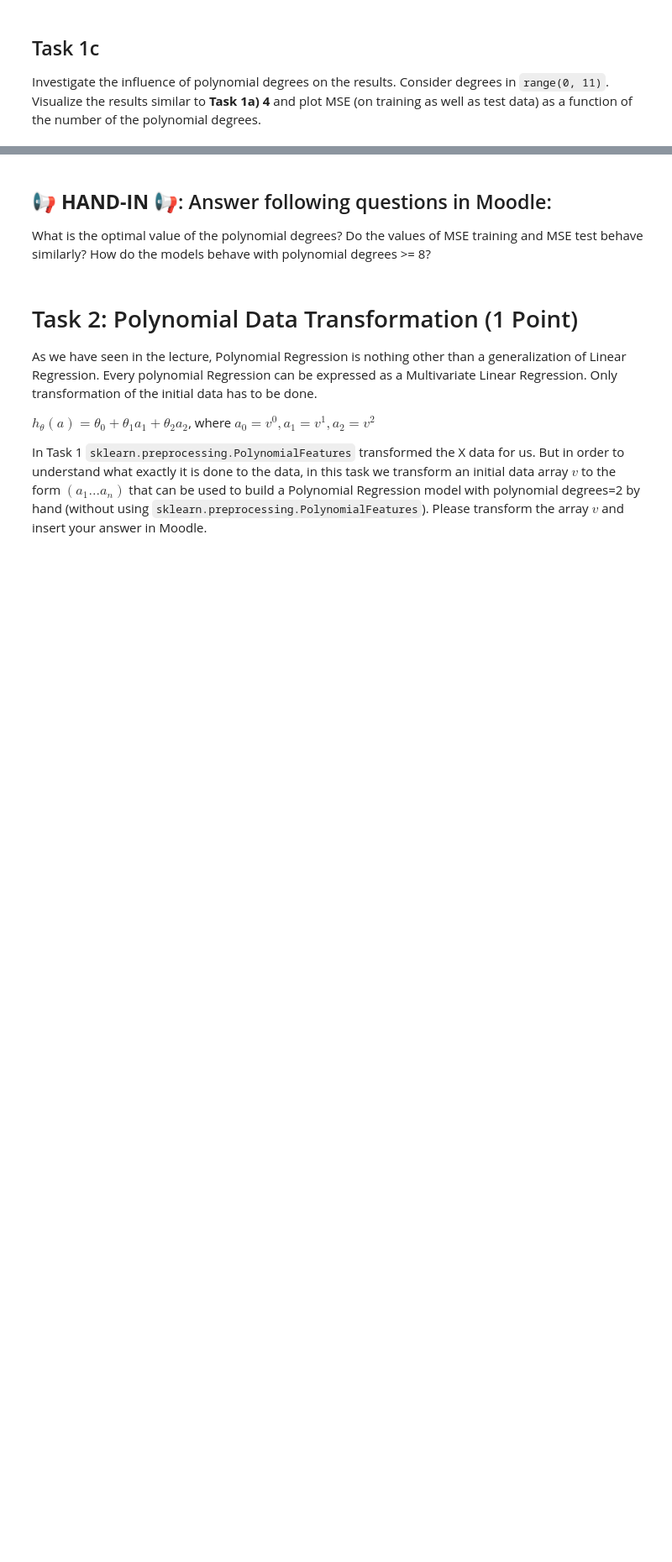
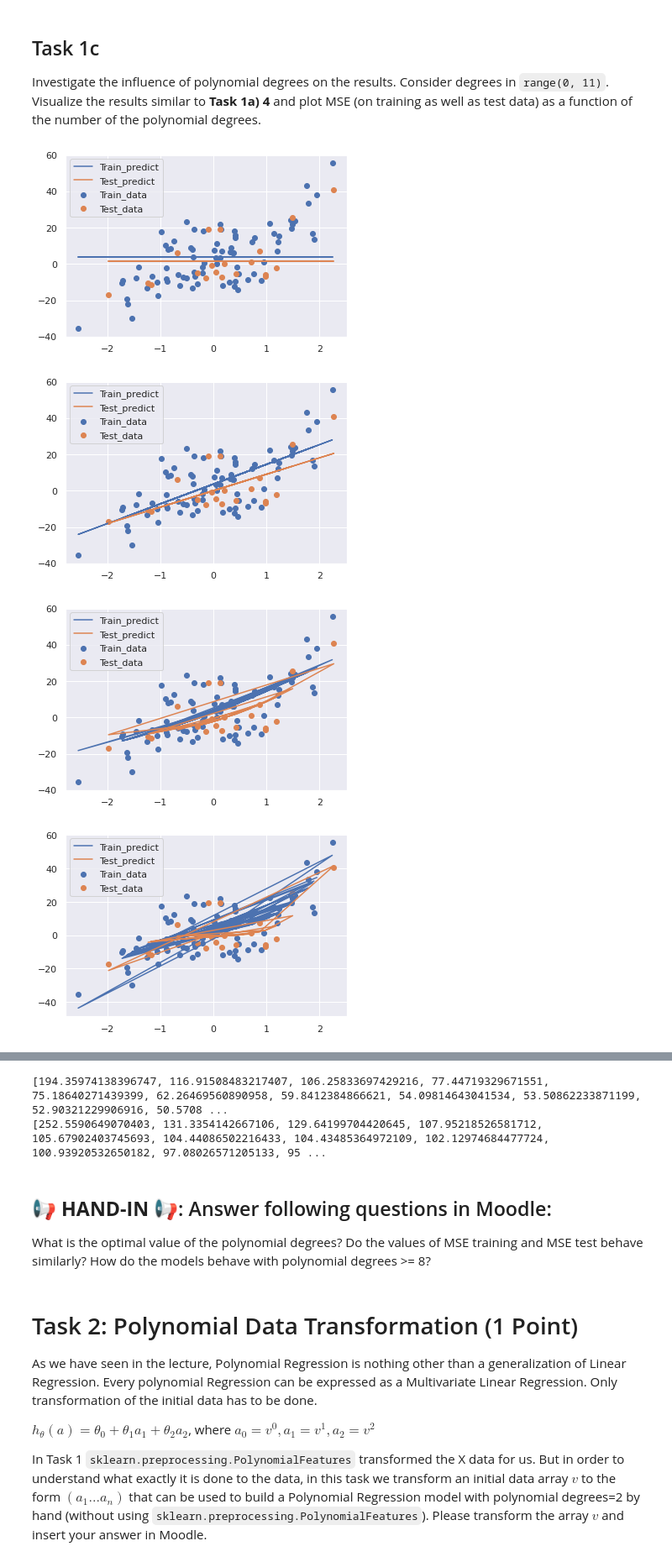
Before and after one commit to PhilippeGithub/mldm_fs23, a Jupyter notebook: labs/L04_Polynomial_and_Logistic_Regression_LAB_ASSIGNMENT.ipynb, the cells around one changed output, grey strips where cells are left out. Shown: that part at 84% size. Saved outputs shown, nothing was run; the diff lists cells and outputs as text; code cells hidden in the pictures; blank space fills up the shorter version.

```diff
--- a/labs/L04_Polynomial_and_Logistic_Regression_LAB_ASSIGNMENT.ipynb
+++ b/labs/L04_Polynomial_and_Logistic_Regression_LAB_ASSIGNMENT.ipynb
@@ -128,0 +125,17 @@ mses_train_poly = []
+# %%
+mses_test_poly = []
+mses_train_poly = []
+
+for degree in range(0, 11):
+  y_pred_train_poly, y_pred_test_poly, mse_train_poly, mse_test_poly = poly_regression(X_train, y_train, X_test, y_test, degree)
+  mses_test_poly.append(mse_test_poly)
+  mses_train_poly.append(mse_train_poly)
+  plot_artefacts(X_train, y_pred_train_poly, y_train, X_test, y_pred_test_poly, y_test, ["Train_predict", "Train_data", "Test_predict", "Test_data"], degree+3)
+
+print(mses_test_poly)
+print(mses_train_poly)
+# %% [output]
+[figure, added]
+[figure, added]
+[figure, added]
+[figure, added]
@@ -129,3 +149,5 @@ mses_train_poly = []
+[194.35974138396747, 116.91508483217407, 106.25833697429216, 77.44719329671551, 75.18640271439399, 62.26469560890958, 59.8412384866621, 54.09814643041534, 53.50862233871199, 52.90321229906916, 50.5708 ...
+[252.5590649070403, 131.3354142667106, 129.64199704420645, 107.95218526581712, 105.67902403745693, 104.44086502216433, 104.43485364972109, 102.12974684477724, 100.93920532650182, 97.08026571205133, 95 ...
 # %% [markdown]
 ## 📢 **HAND-IN** 📢: Answer following questions in Moodle:
 
```
Also changed, not shown: parts of 9 cells of this notebook.
